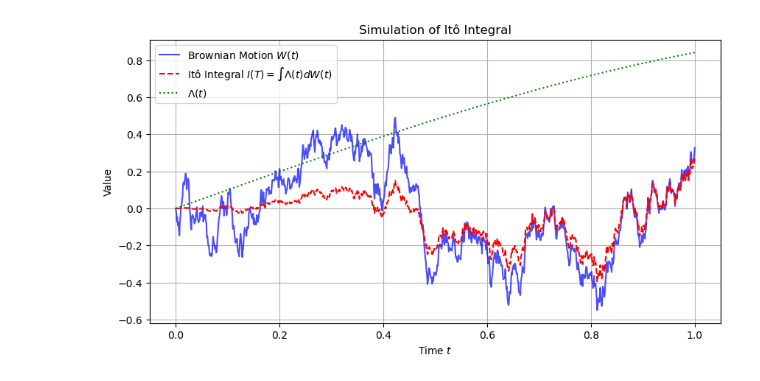
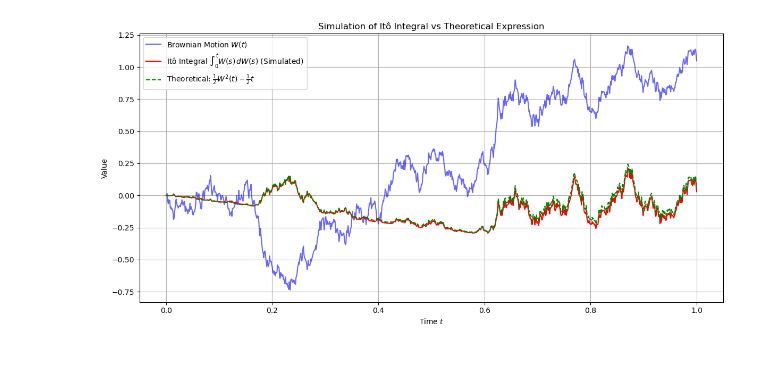
Before and after one commit to NikolasAnic/Quant-Finance, a Jupyter notebook: 03_Stochastic Calculus/Ito Calculus.ipynb, the cells around one changed output. Drawn from its saved outputs; the diff is of its cells as text; code cells hidden in the pictures.

```diff
--- a/03_Stochastic Calculus/Ito Calculus.ipynb
+++ b/03_Stochastic Calculus/Ito Calculus.ipynb
@@ -131,34 +683,35 @@ Consequently, we can define the following:
 # %%
 import numpy as np
 import matplotlib.pyplot as plt
 
-# Simulation parameters
-T = 1.0          # Time horizon
-N = 1000         # Number of time steps
-dt = T / N       # Time step size
-t = np.linspace(0, T, N+1)  # Time grid
+# Parameters
+T = 1.0               # Time horizon
+N = 1000              # Number of time steps
+dt = T / N            # Time step size
+t = np.linspace(0, T, N + 1)  # Time grid
 
-# Generate Brownian motion (Wiener process)
-dW = np.random.normal(0, np.sqrt(dt), size=N)  # Brownian increments
-W = np.concatenate(([0], np.cumsum(dW)))       # Brownian path
+# Simulate Brownian motion
+dW = np.random.normal(0, np.sqrt(dt), size=N)   # Brownian increments
+W = np.concatenate(([0], np.cumsum(dW)))        # Brownian path
 
-# Define the process Λ(t) (e.g., a function of time)
-Lambda = np.sin(t)  # Example: Sinusoidal process
+# Compute the Itô integral approximation: sum W(t_j) * dW_j
+Ito_integral = np.cumsum(W[:-1] * dW)           # Left-endpoint approximation
+Ito_integral = np.concatenate(([0], Ito_integral))
 
-# Compute the Itô integral approximation using Euler sum
-Ito_integral = np.cumsum(Lambda[:-1] * dW)  # Sum of Λ(t) * dW
-Ito_integral = np.concatenate(([0], Ito_integral))  # Start at zero
+# Theoretical result from Itô's formula: (1/2) W(t)^2 - (1/2) t
+Ito_formula = 0.5 * W**2 - 0.5 * t
 
-# Plot results
-plt.figure(figsize=(10,5))
-plt.plot(t, W, label="Brownian Motion $W(t)$", color='blue', alpha=0.7)
-plt.plot(t, Ito_integral, label="Itô Integral $I(T) = \int \Lambda(t) dW(t)$", color='red', linestyle="dashed")
-plt.plot(t, Lambda, label=r"$\Lambda(t)$", color='green', linestyle="dotted")
+# Plotting
+plt.figure(figsize=(12, 6))
+plt.plot(t, W, label=r"Brownian Motion $W(t)$", color='blue', alpha=0.6)
+plt.plot(t, Ito_integral, label=r"Itô Integral $\int_0^t W(s)\,dW(s)$ (Simulated)", color='red')
+plt.plot(t, Ito_formula, label=r"Theoretical: $\frac{1}{2}W^2(t) - \frac{1}{2}t$", color='green', linestyle='dashed')
 plt.xlabel("Time $t$")
 plt.ylabel("Value")
+plt.title("Simulation of Itô Integral vs Theoretical Expression")
 plt.legend()
-plt.title("Simulation of Itô Integral")
-plt.grid()
+plt.grid(True)
+plt.tight_layout()
 plt.show()
 # %% [output]
-[figure, old version]
+[figure, new version]
```
Also changed, not shown: parts of 11 cells of this notebook.
